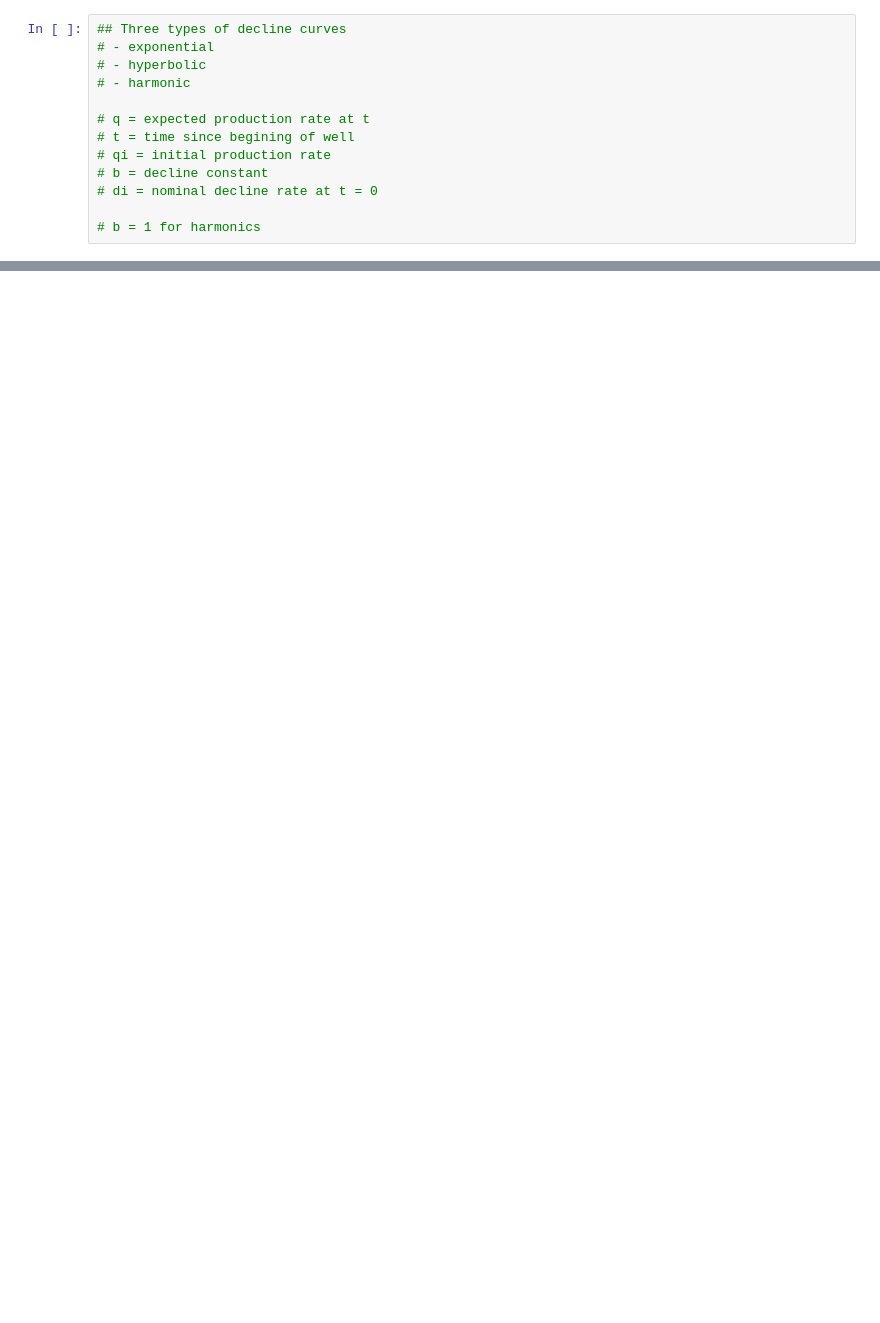
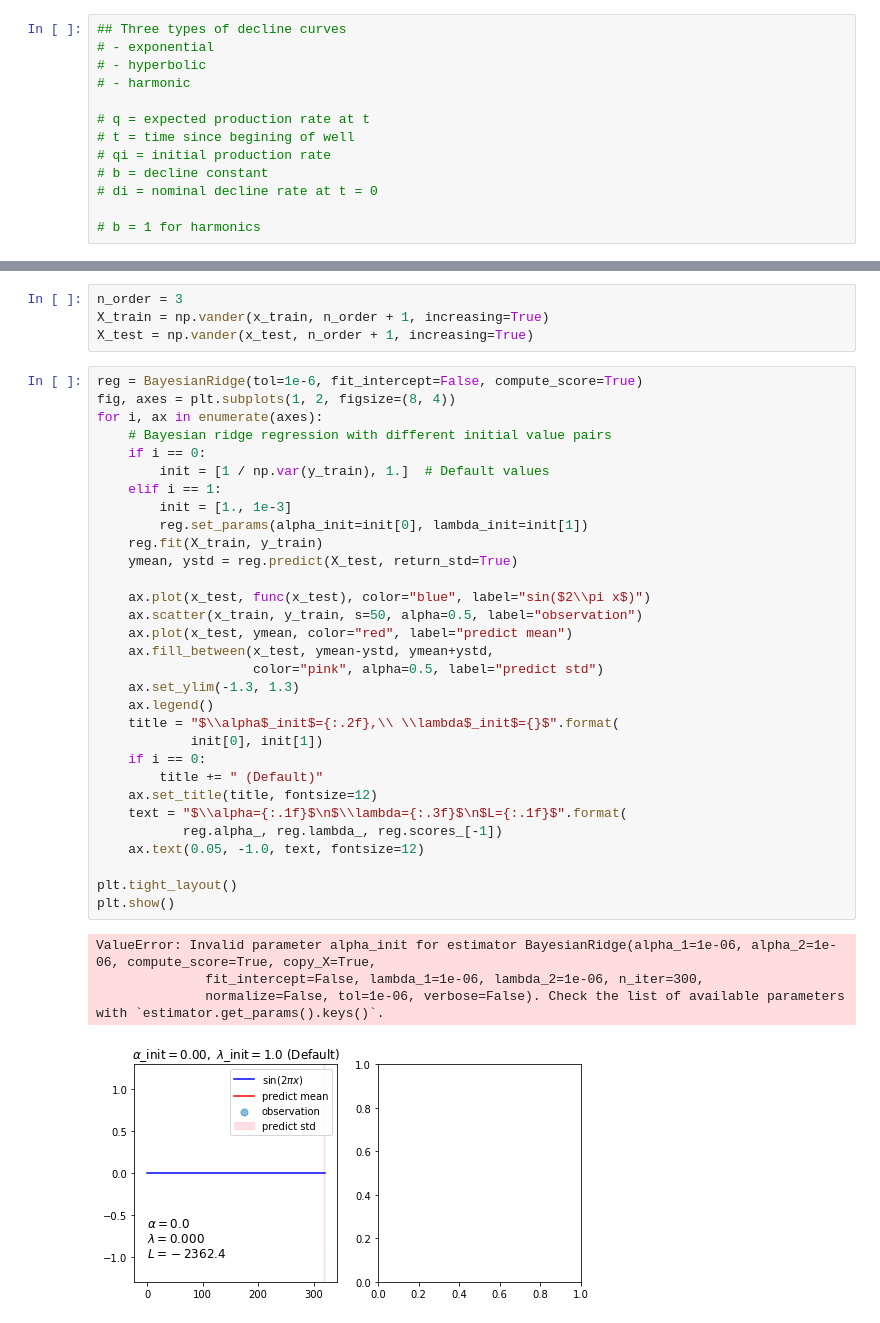
Before and after one commit to PrestonBlackburn/Decline-Curve-Analysis, a Jupyter notebook: Decline Curve Calcs.ipynb, the cells around one changed output, grey strips where cells are left out. Drawn from its saved outputs; the diff is of its cells as text; blank space fills up the shorter version.

```diff
--- a/Decline Curve Calcs.ipynb
+++ b/Decline Curve Calcs.ipynb
@@ -91,0 +260,40 @@ plt.show()
+# %%
+n_order = 3
+X_train = np.vander(x_train, n_order + 1, increasing=True)
+X_test = np.vander(x_test, n_order + 1, increasing=True)
+# %%
+reg = BayesianRidge(tol=1e-6, fit_intercept=False, compute_score=True)
+fig, axes = plt.subplots(1, 2, figsize=(8, 4))
+for i, ax in enumerate(axes):
+    # Bayesian ridge regression with different initial value pairs
+    if i == 0:
+        init = [1 / np.var(y_train), 1.]  # Default values
+    elif i == 1:
+        init = [1., 1e-3]
+        reg.set_params(alpha_init=init[0], lambda_init=init[1])
+    reg.fit(X_train, y_train)
+    ymean, ystd = reg.predict(X_test, return_std=True)
+
+    ax.plot(x_test, func(x_test), color="blue", label="sin($2\\pi x$)")
+    ax.scatter(x_train, y_train, s=50, alpha=0.5, label="observation")
+    ax.plot(x_test, ymean, color="red", label="predict mean")
+    ax.fill_between(x_test, ymean-ystd, ymean+ystd,
+                    color="pink", alpha=0.5, label="predict std")
+    ax.set_ylim(-1.3, 1.3)
+    ax.legend()
+    title = "$\\alpha$_init$={:.2f},\\ \\lambda$_init$={}$".format(
+            init[0], init[1])
+    if i == 0:
+        title += " (Default)"
+    ax.set_title(title, fontsize=12)
+    text = "$\\alpha={:.1f}$\n$\\lambda={:.3f}$\n$L={:.1f}$".format(
+           reg.alpha_, reg.lambda_, reg.scores_[-1])
+    ax.text(0.05, -1.0, text, fontsize=12)
+
+plt.tight_layout()
+plt.show()
+# %% [output]
+ValueError: Invalid parameter alpha_init for estimator BayesianRidge(alpha_1=1e-06, alpha_2=1e-06, compute_score=True, copy_X=True,
+              fit_intercept=False, lambda_1=1e-06, lambda_2=1e-06, n_iter=300,
+              normalize=False, tol=1e-06, verbose=False). Check the list of available parameters with `estimator.get_params().keys()`.
+[figure, added]
```
Also changed, not shown: parts of 24 cells of this notebook, 1 other file.
